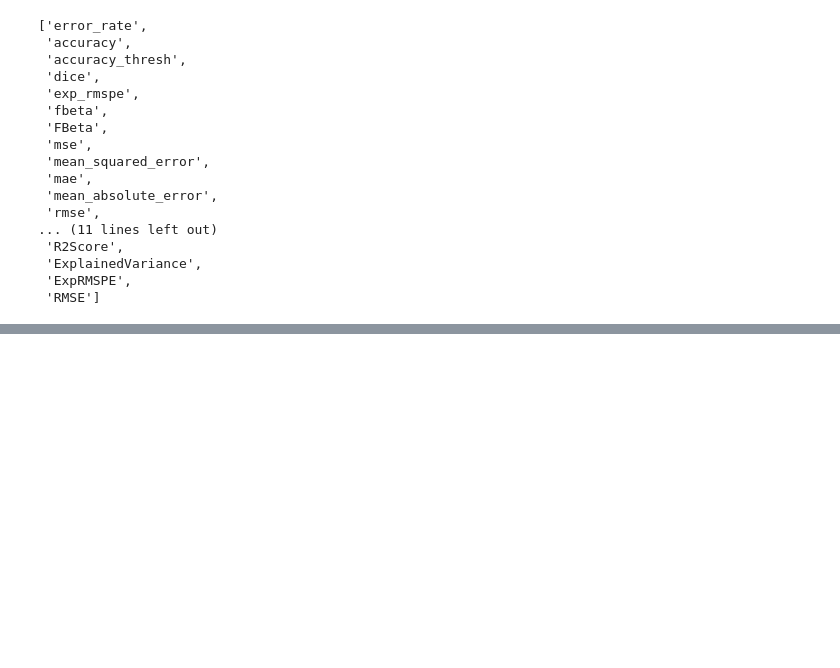
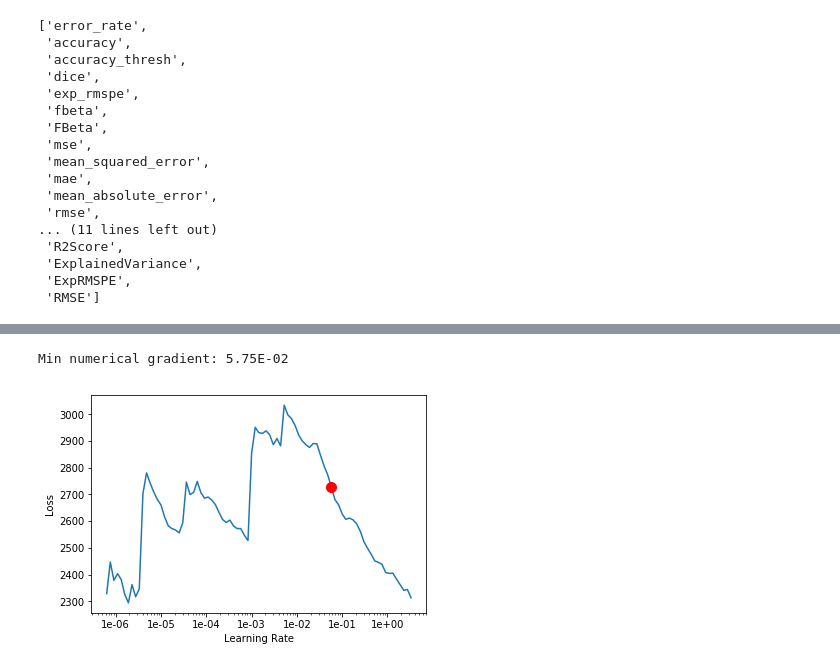
Before and after one commit to rsr2425/wine_review_analysis, a Jupyter notebook: Fastai Implementation.ipynb, the cells around one changed output, grey strips where cells are left out. Cells and saved outputs as stored; diff of their text form; code cells hidden in the pictures; blank space fills up the shorter version.

```diff
--- a/Fastai Implementation.ipynb
+++ b/Fastai Implementation.ipynb
@@ -130,0 +145,5 @@ fastai.metrics.__all__
+# %%
+learn.recorder.plot()
+# %% [output]
+Min numerical gradient: 5.75E-02
+[figure, added]
```
Also changed, not shown: parts of 42 cells of this notebook.
